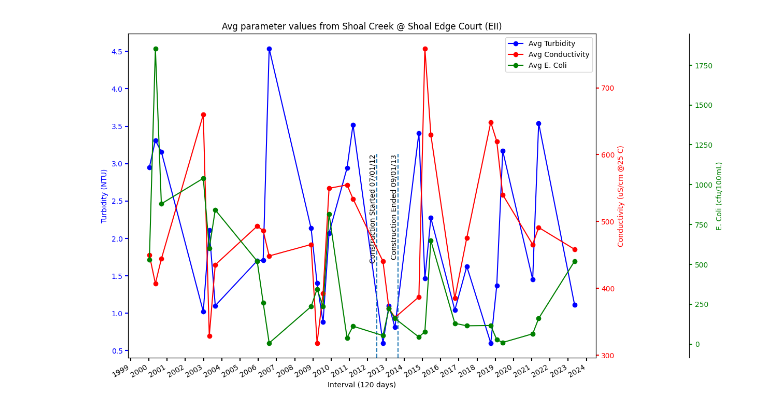
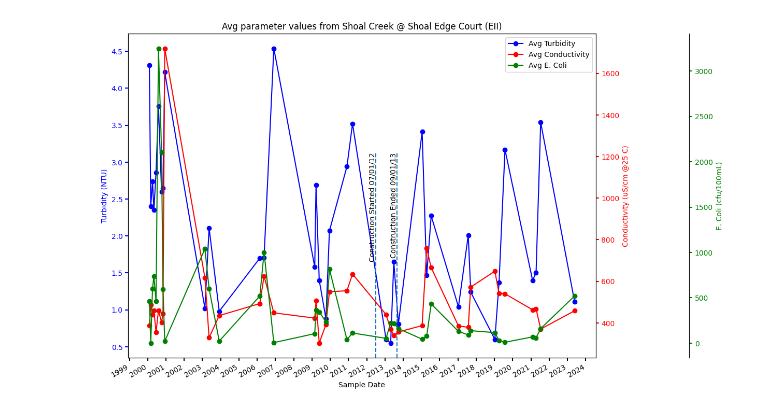
Before and after one commit to ramseyboy/shoal-creek-wq-bio-mitigation, a Jupyter notebook: water_quality_shoal_edge.ipynb, the cells around one changed output. Drawn from its saved outputs; the diff is of its cells as text; code cells hidden in the pictures.

```diff
--- a/water_quality_shoal_edge.ipynb
+++ b/water_quality_shoal_edge.ipynb
@@ -14,5 +18,5 @@ geopandas.options.io_engine = "pyogrio"
 # %%
-from plotting import plot_correlation, plot_parameter
+from plotting import plot_parameter_precip, plot_parameter
 import intervals
 
 parameters = [
@@ -21,8 +25,7 @@ parameters = [
     "ecoli"
 ]
 
-shoal_edge_parameters = intervals.joined_parameters_query(parameters, [intervals.location_2222])
+shoal_edge_parameters = intervals.joined_parameters_query(parameters, [intervals.location_2222], intervals.Interval.DAILY)
 shoal_edge_parameters = shoal_edge_parameters.dropna()
-
-shoal_edge_parameters.describe()
+plot_parameter(shoal_edge_parameters, 'avg', f'Avg parameter values from {intervals.location_2222}')
 # %% [output]
@@ -38,4 +32 @@ shoal_edge_parameters.describe()
+[figure, added]
-# %%
-plot_parameter(shoal_edge_parameters, 'avg', f'Avg parameter values from {intervals.location_2222}')
-# %% [output]
-[figure, removed]
```
Also changed, not shown: parts of 5 cells of this notebook, 3 other files.
